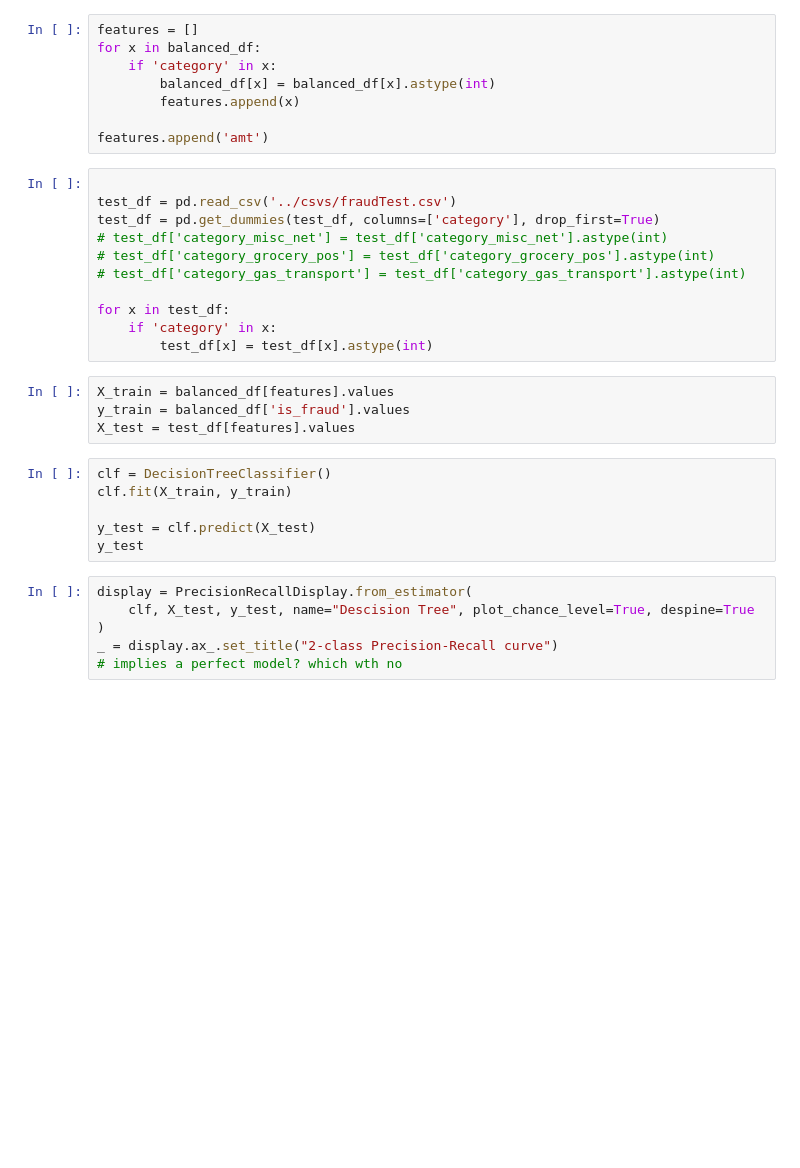
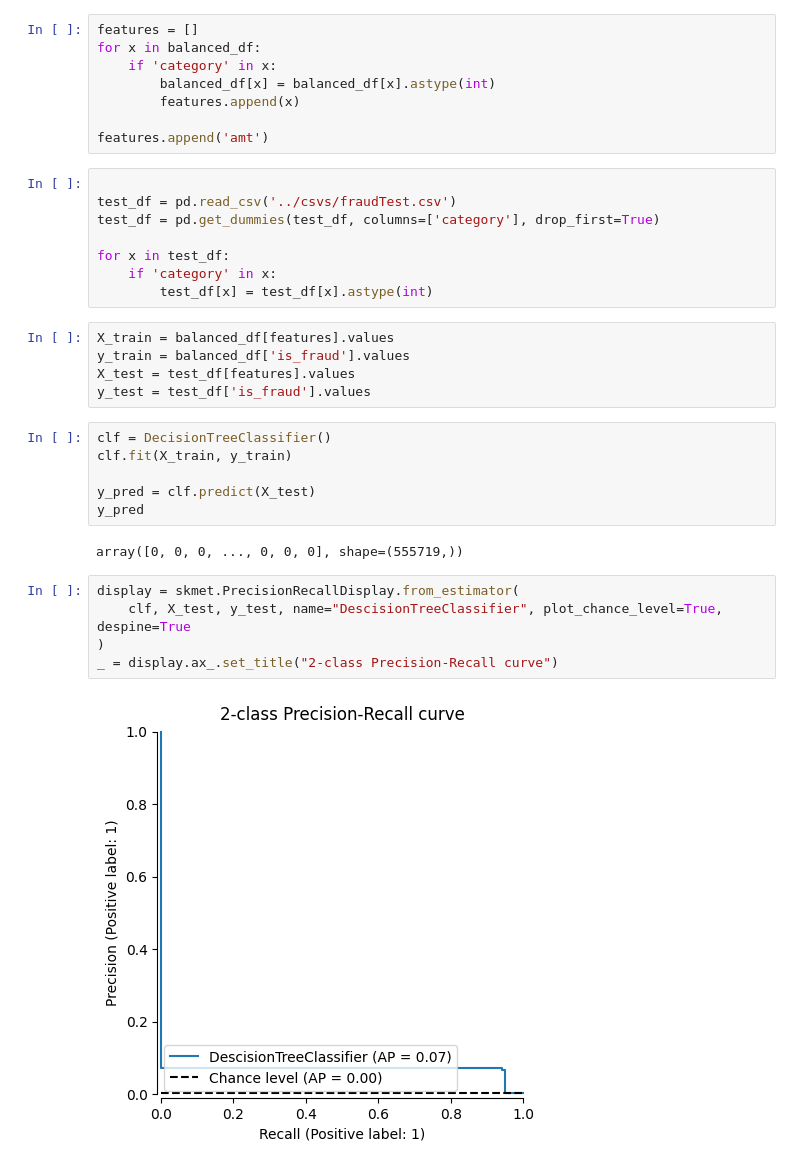
Before and after one commit to IvanLeung36/machine_learning, a Jupyter notebook: notebooks/descision_tree_attempt.ipynb, the cells around one changed output. Cells and saved outputs as stored; diff of their text form; blank space fills up the shorter version.

Commit message:
cleaned up model notebooks, created models.py

```diff
--- a/notebooks/descision_tree_attempt.ipynb
+++ b/notebooks/descision_tree_attempt.ipynb
@@ -38,9 +89,6 @@ features.append('amt')
 
 test_df = pd.read_csv('../csvs/fraudTest.csv')
 test_df = pd.get_dummies(test_df, columns=['category'], drop_first=True)
-# test_df['category_misc_net'] = test_df['category_misc_net'].astype(int)
-# test_df['category_grocery_pos'] = test_df['category_grocery_pos'].astype(int)
-# test_df['category_gas_transport'] = test_df['category_gas_transport'].astype(int)
 
 for x in test_df:
     if 'category' in x:
@@ -49,15 +97,19 @@ for x in test_df:
 X_train = balanced_df[features].values
 y_train = balanced_df['is_fraud'].values
 X_test = test_df[features].values
+y_test = test_df['is_fraud'].values
 # %%
 clf = DecisionTreeClassifier()
 clf.fit(X_train, y_train)
 
-y_test = clf.predict(X_test)
-y_test
+y_pred = clf.predict(X_test)
+y_pred
+# %% [output]
+array([0, 0, 0, ..., 0, 0, 0], shape=(555719,))
 # %%
-display = PrecisionRecallDisplay.from_estimator(
-    clf, X_test, y_test, name="Descision Tree", plot_chance_level=True, despine=True
+display = skmet.PrecisionRecallDisplay.from_estimator(
+    clf, X_test, y_test, name="DescisionTreeClassifier", plot_chance_level=True, despine=True
 )
 _ = display.ax_.set_title("2-class Precision-Recall curve")
-# implies a perfect model? which wth no
+# %% [output]
+[figure, added]
```
Also changed, not shown: parts of 9 cells of this notebook, 2 other files.
